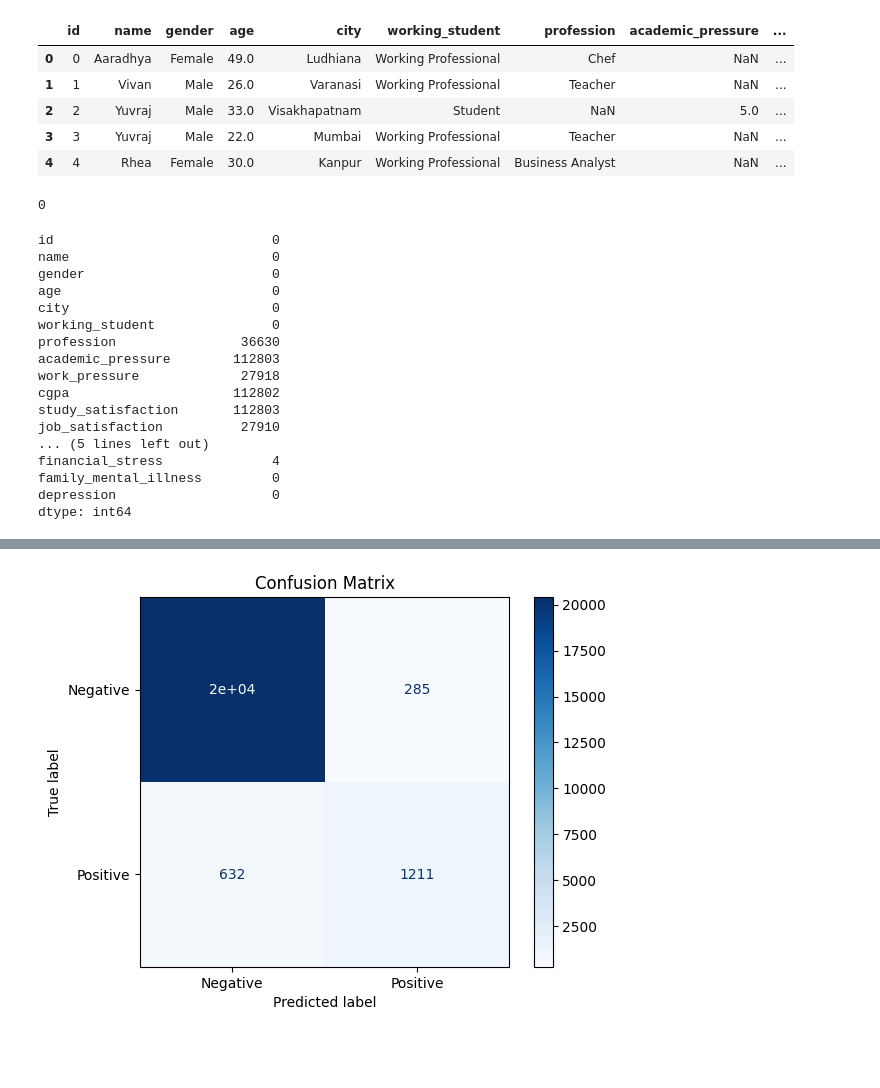
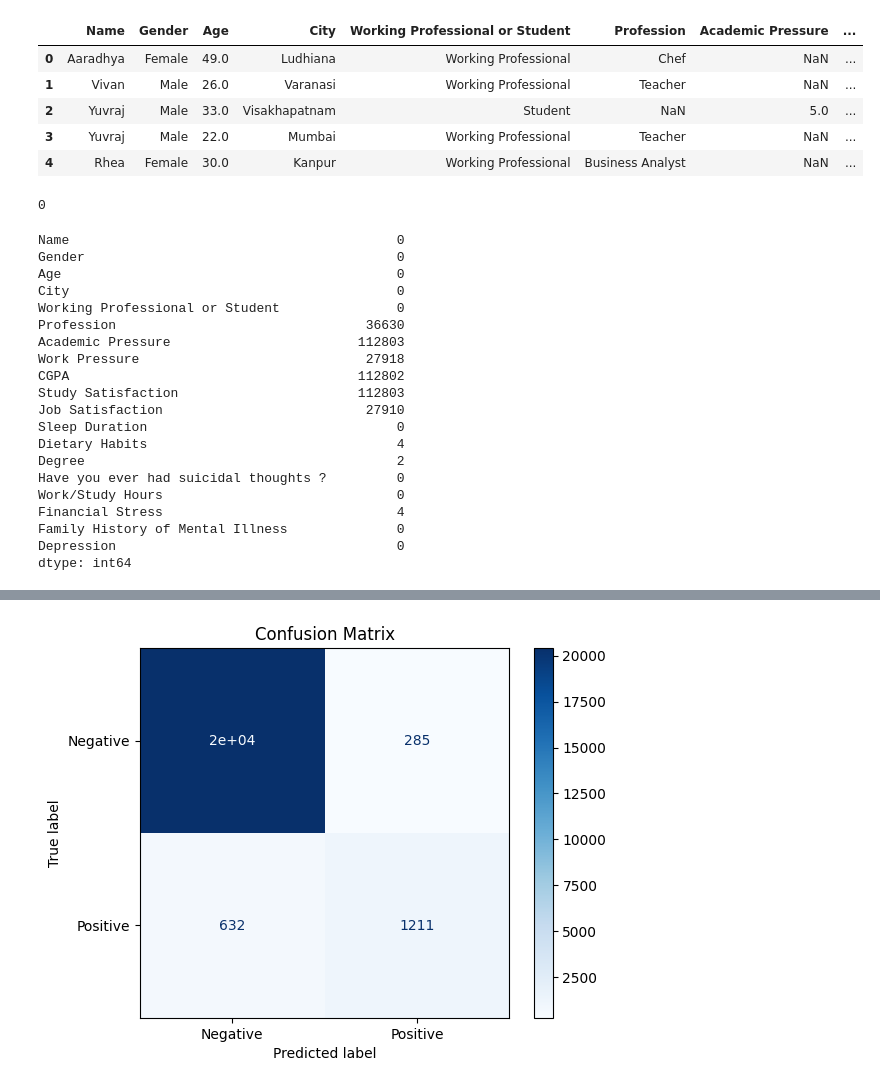
Before and after one commit to nikankad/COS322-depression, a Jupyter notebook: src/main.ipynb, the cells around one changed output, grey strips where cells are left out. Saved outputs shown, nothing was run; the diff lists cells and outputs as text; code cells hidden in the pictures; blank space fills up the shorter version.

```diff
--- a/src/main.ipynb
+++ b/src/main.ipynb
@@ -1,58 +1,49 @@
 # %%
 #imports
 import pandas as pd
 import os
 from dotenv import load_dotenv
 from sklearn.preprocessing import LabelEncoder
 
 # Load environment variables
 load_dotenv()
 
 # Read CSV file
 df = pd.read_csv(os.environ['TRAIN_LOCATION'])
-
-#rename columns
-df.rename(columns={'Working Professional or Student': 'Working Student', 'Have you ever had suicidal thoughts ?': 'Suicidal Thoughts', 'Family History of Mental Illness':'Family Mental Illness' }, inplace=True)
-
-# Convert all column names to snake_case
-df.columns = (
-    df.columns
-    .str.strip()                              # remove leading/trailing spaces
-    .str.replace(' ', '_')                    # replace spaces with underscores
-    .str.replace('[^A-Za-z0-9_]+', '', regex=True)  # remove special characters
-    .str.lower()
-                      # convert to lowercase (optional)
-)
+df = df.drop(columns=['id'])
 
 # View result
 df.head()
 # %% [output]
-|  | id | name | gender | age | city | working_student | profession | academic_pressure | ... |
-| 0 | 0 | Aaradhya | Female | 49.0 | Ludhiana | Working Professional | Chef | NaN | ... |
-| 1 | 1 | Vivan | Male | 26.0 | Varanasi | Working Professional | Teacher | NaN | ... |
-| 2 | 2 | Yuvraj | Male | 33.0 | Visakhapatnam | Student | NaN | 5.0 | ... |
-| 3 | 3 | Yuvraj | Male | 22.0 | Mumbai | Working Professional | Teacher | NaN | ... |
-| 4 | 4 | Rhea | Female | 30.0 | Kanpur | Working Professional | Business Analyst | NaN | ... |
+|  | Name | Gender | Age | City | Working Professional or Student | Profession | Academic Pressure | ... |
+| 0 | Aaradhya | Female | 49.0 | Ludhiana | Working Professional | Chef | NaN | ... |
+| 1 | Vivan | Male | 26.0 | Varanasi | Working Professional | Teacher | NaN | ... |
+| 2 | Yuvraj | Male | 33.0 | Visakhapatnam | Student | NaN | 5.0 | ... |
+| 3 | Yuvraj | Male | 22.0 | Mumbai | Working Professional | Teacher | NaN | ... |
+| 4 | Rhea | Female | 30.0 | Kanpur | Working Professional | Business Analyst | NaN | ... |
 # %%
 #Check for missing and duplicates
 print(df.duplicated().sum()) # no duplicates
 df.isna().sum() #We have alot of missing data that we will deal with in different ways
 # %% [output]
 0
-id                            0
-name                          0
-gender                        0
-age                           0
-city                          0
-working_student               0
-profession                36630
-academic_pressure        112803
-work_pressure             27918
-cgpa                     112802
-study_satisfaction       112803
-job_satisfaction          27910
-... (5 lines left out)
-financial_stress              4
-family_mental_illness         0
-depression                    0
+Name                                          0
+Gender                                        0
+Age                                           0
+City                                          0
+Working Professional or Student               0
+Profession                                36630
+Academic Pressure                        112803
+Work Pressure                             27918
+CGPA                                     112802
+Study Satisfaction                       112803
+Job Satisfaction                          27910
+Sleep Duration                                0
+Dietary Habits                                4
+Degree                                        2
+Have you ever had suicidal thoughts ?         0
+Work/Study Hours                              0
+Financial Stress                              4
+Family History of Mental Illness              0
+Depression                                    0
 dtype: int64
```
Also changed, not shown: parts of 6 cells of this notebook, 7 other files.
